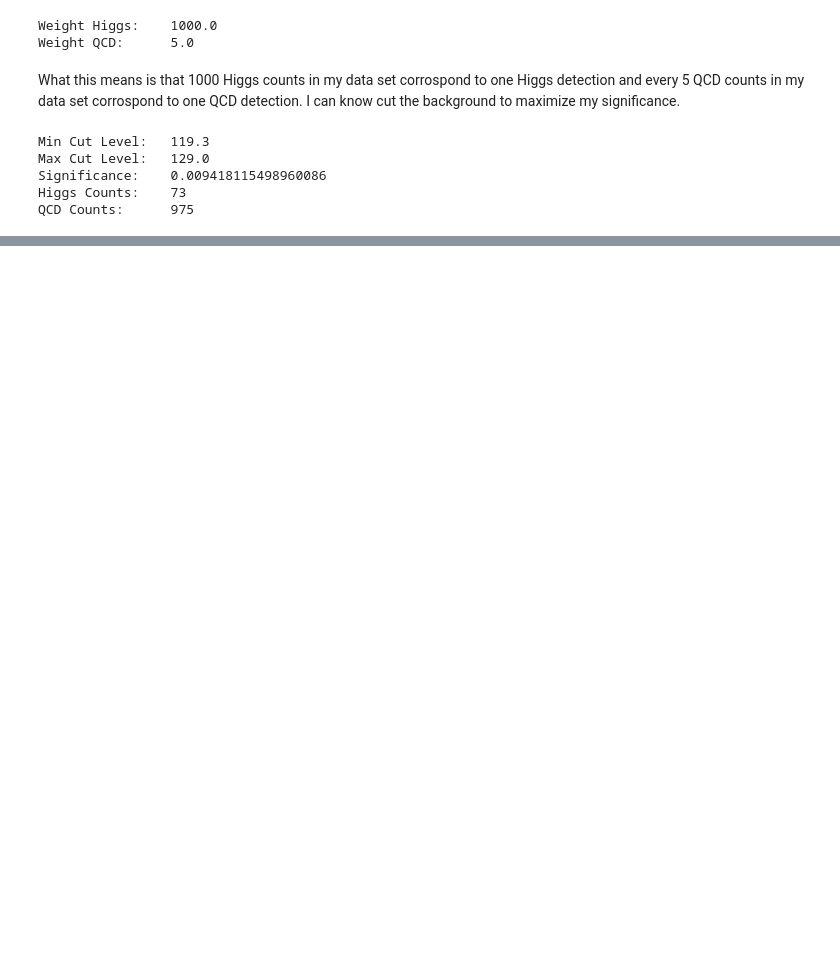
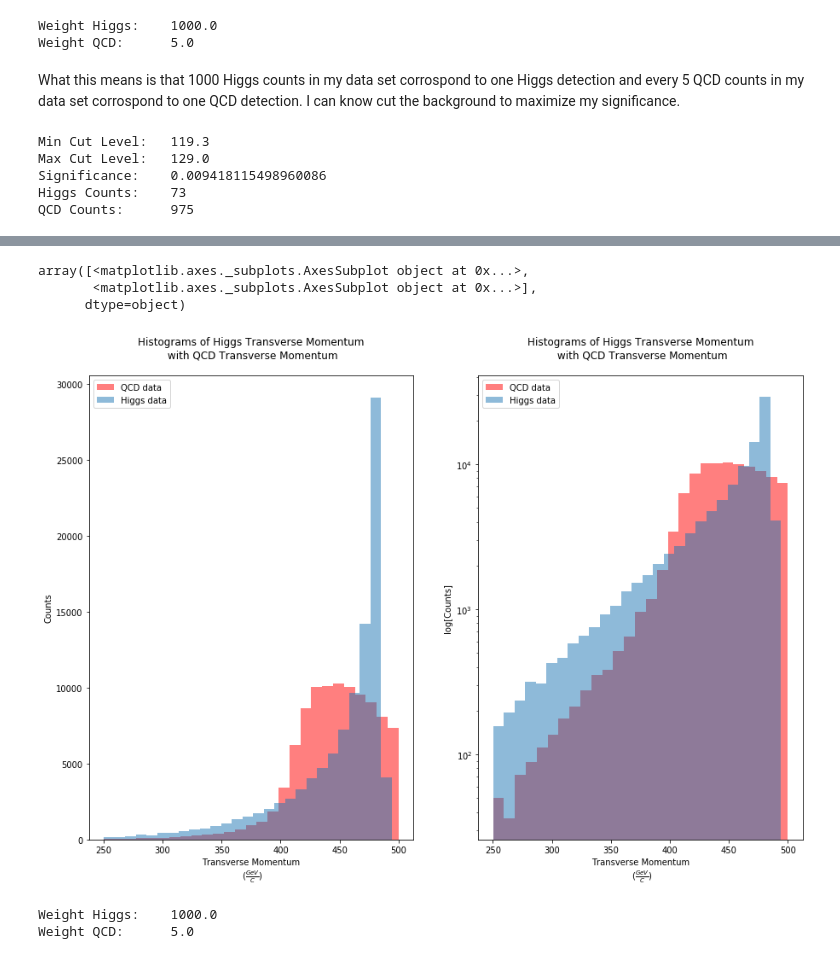
Before and after one commit to nsyochum/Physics-434, a Jupyter notebook: Lab_7/Lab_7.ipynb, the cells around one changed output, grey strips where cells are left out. Saved outputs shown, nothing was run; the diff lists cells and outputs as text; code cells hidden in the pictures; blank space fills up the shorter version.

```diff
--- a/Lab_7/Lab_7.ipynb
+++ b/Lab_7/Lab_7.ipynb
@@ -165,0 +214,15 @@ Note, it is actually impossible to get a $5\sigma$ significance on the mass beca
+# %%
+histograms('pt', 'Transverse Momentum\n', r'$\frac{GeV}{C}$')
+# %% [output]
+array([<matplotlib.axes._subplots.AxesSubplot object at 0x...>,
+       <matplotlib.axes._subplots.AxesSubplot object at 0x...>],
+      dtype=object)
+[figure, added]
+# %%
+weight_higgs = higgs_data.get('pt').size / 100
+weight_qcd = qcd_data.get('pt').size / 20000
+print('Weight Higgs:\t',weight_higgs)
+print('Weight QCD:\t',weight_qcd)
+# %% [output]
+Weight Higgs:    1000.0
+Weight QCD:      5.0
```
Also changed, not shown: parts of 33 cells of this notebook.
